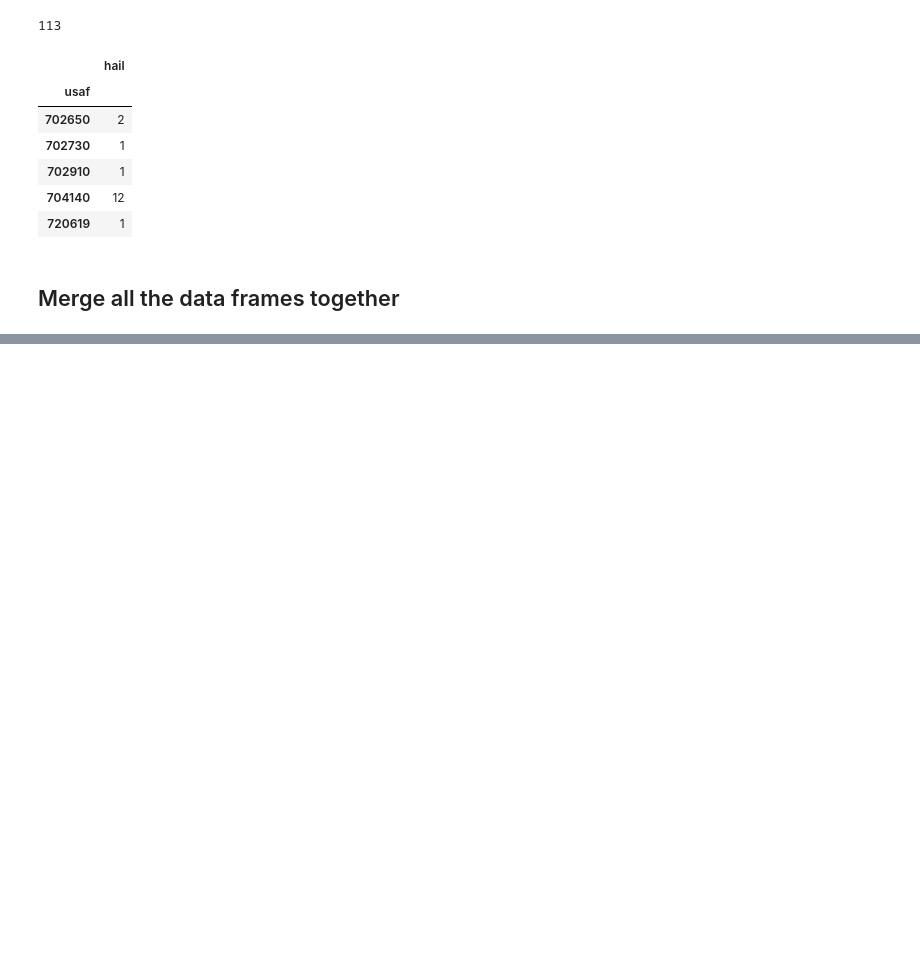
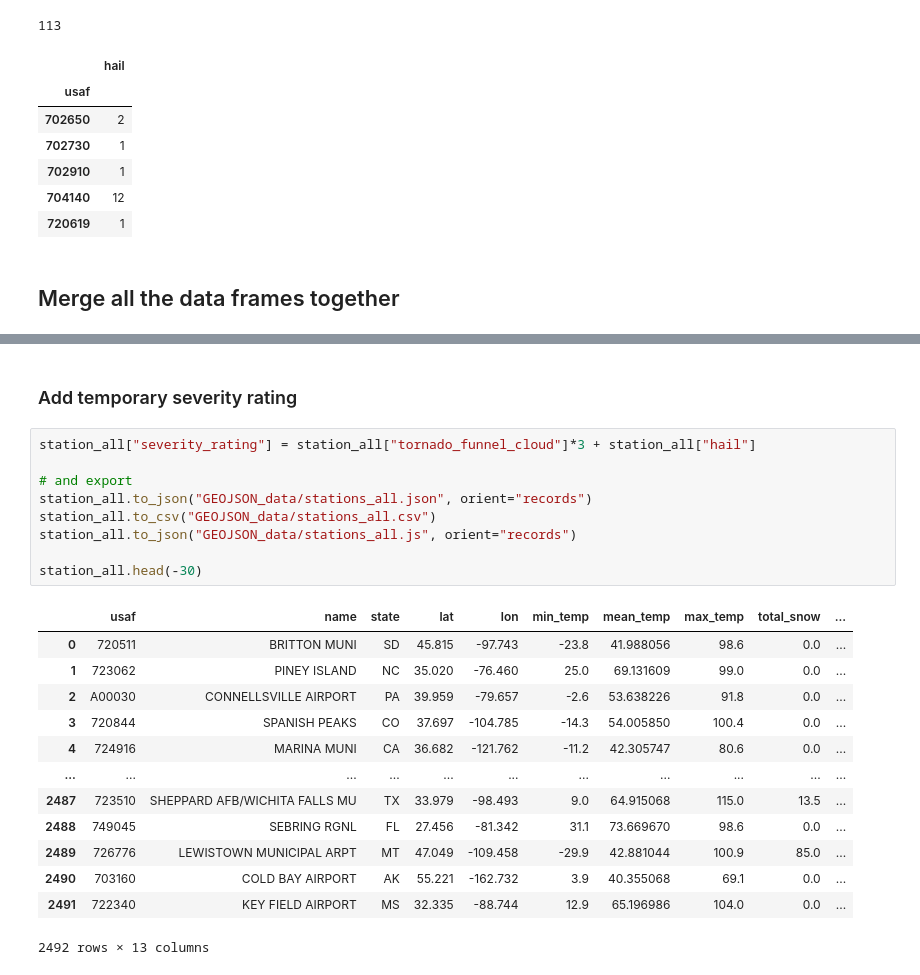
Before and after one commit to TechMax14/Project-3, a Jupyter notebook: prototypes/station_only.ipynb, the cells around one changed output, grey strips where cells are left out. Cells and saved outputs as stored; diff of their text form; blank space fills up the shorter version.

Commit message:
added temporary severity rating

```diff
--- a/prototypes/station_only.ipynb
+++ b/prototypes/station_only.ipynb
@@ -300,0 +308,25 @@ station_all.head(-30)
+# %% [markdown]
+### Add temporary severity rating ###
+# %%
+station_all["severity_rating"] = station_all["tornado_funnel_cloud"]*3 + station_all["hail"]
+
+# and export
+station_all.to_json("GEOJSON_data/stations_all.json", orient="records")
+station_all.to_csv("GEOJSON_data/stations_all.csv")
+station_all.to_json("GEOJSON_data/stations_all.js", orient="records")
+
+station_all.head(-30)
+# %% [output]
+|  | usaf | name | state | lat | lon | min_temp | mean_temp | max_temp | total_snow | ... |
+| 0 | 720511 | BRITTON MUNI | SD | 45.815 | -97.743 | -23.8 | 41.988056 | 98.6 | 0.0 | ... |
+| 1 | 723062 | PINEY ISLAND | NC | 35.020 | -76.460 | 25.0 | 69.131609 | 99.0 | 0.0 | ... |
+| 2 | A00030 | CONNELLSVILLE AIRPORT | PA | 39.959 | -79.657 | -2.6 | 53.638226 | 91.8 | 0.0 | ... |
+| 3 | 720844 | SPANISH PEAKS | CO | 37.697 | -104.785 | -14.3 | 54.005850 | 100.4 | 0.0 | ... |
+| 4 | 724916 | MARINA MUNI | CA | 36.682 | -121.762 | -11.2 | 42.305747 | 80.6 | 0.0 | ... |
+| ... | ... | ... | ... | ... | ... | ... | ... | ... | ... | ... |
+| 2487 | 723510 | SHEPPARD AFB/WICHITA FALLS MU | TX | 33.979 | -98.493 | 9.0 | 64.915068 | 115.0 | 13.5 | ... |
+| 2488 | 749045 | SEBRING RGNL | FL | 27.456 | -81.342 | 31.1 | 73.669670 | 98.6 | 0.0 | ... |
+| 2489 | 726776 | LEWISTOWN MUNICIPAL ARPT | MT | 47.049 | -109.458 | -29.9 | 42.881044 | 100.9 | 85.0 | ... |
+| 2490 | 703160 | COLD BAY AIRPORT | AK | 55.221 | -162.732 | 3.9 | 40.355068 | 69.1 | 0.0 | ... |
+| 2491 | 722340 | KEY FIELD AIRPORT | MS | 32.335 | -88.744 | 12.9 | 65.196986 | 104.0 | 0.0 | ... |
+2492 rows × 13 columns
```
Also changed, not shown: parts of 1 cell of this notebook, 4 other files.
